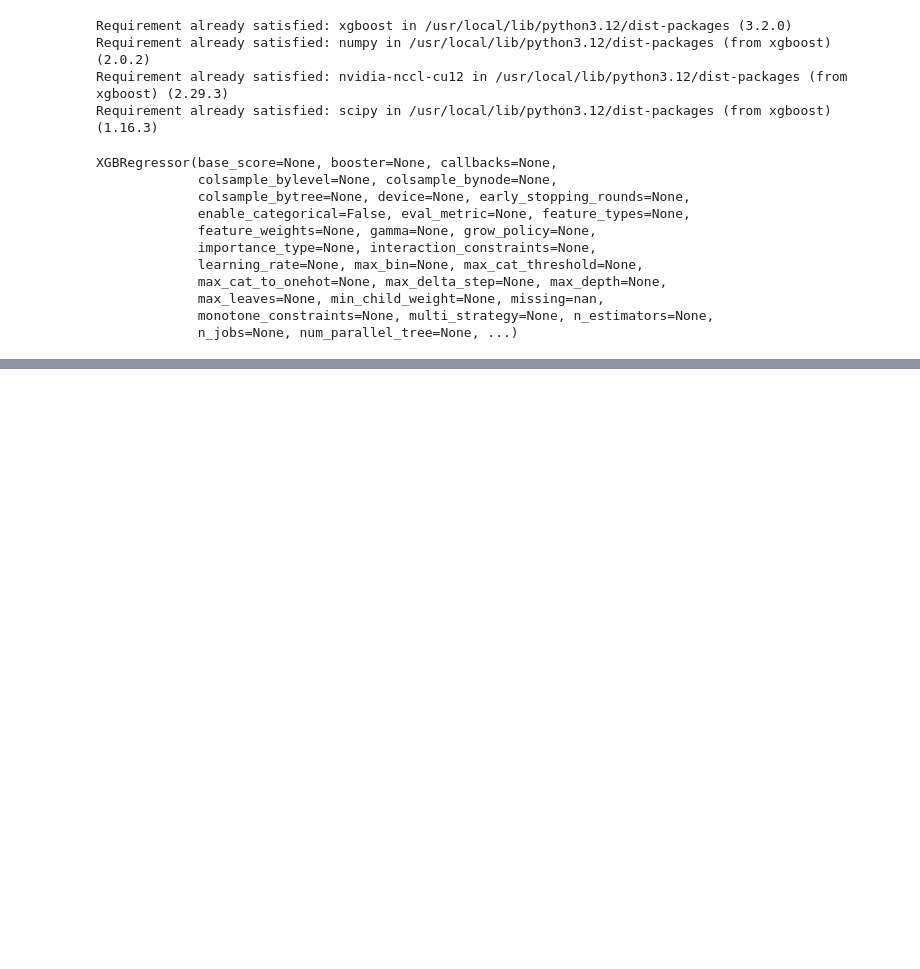
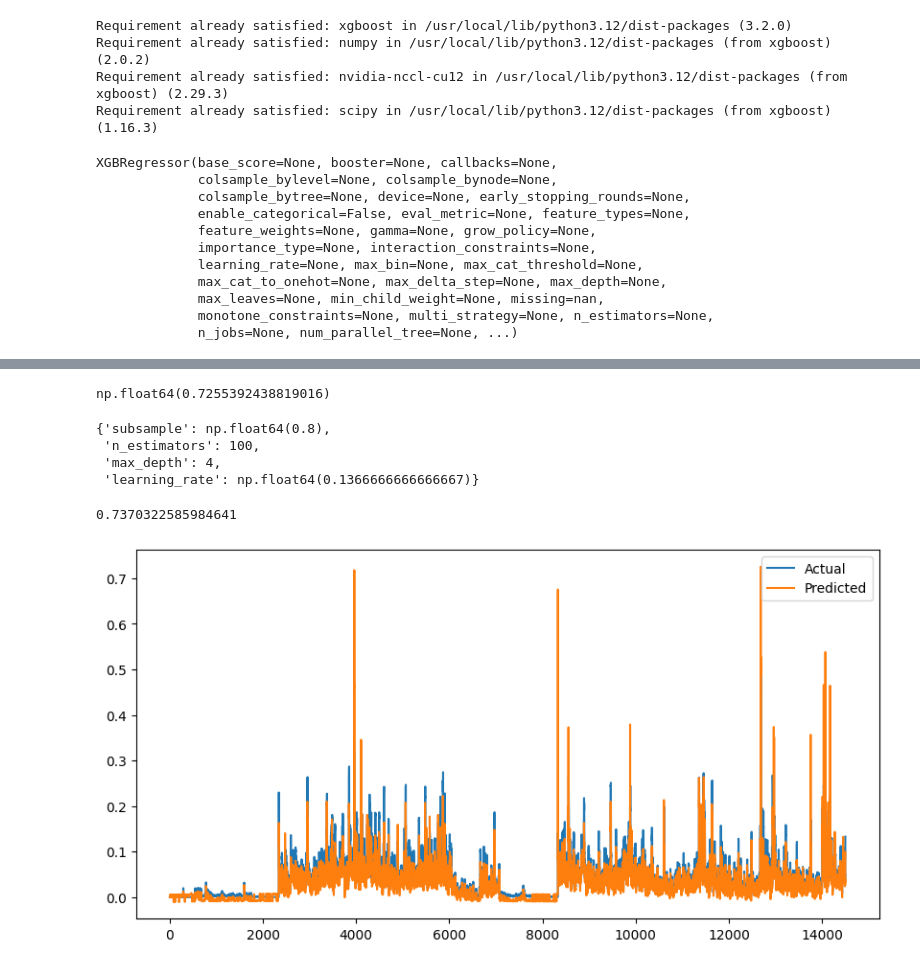
Before and after one commit to ShashikanthKungulwar/cryptocurrency-volatility, a Jupyter notebook: model_.ipynb, the cells around one changed output, grey strips where cells are left out. Saved outputs shown, nothing was run; the diff lists cells and outputs as text; code cells hidden in the pictures; blank space fills up the shorter version.

```diff
--- a/model_.ipynb
+++ b/model_.ipynb
@@ -246,0 +269,20 @@ print(r2_score(y_test,y_pred))
+# %%
+from sklearn.model_selection import TimeSeriesSplit
+tss = TimeSeriesSplit(n_splits = 5)
+# %%
+from sklearn.model_selection import RandomizedSearchCV
+rm = RandomizedSearchCV(
+    estimator = XGBRegressor(scoring="neg_mean_absolute_error"),
+    param_distributions = {
+        "max_depth" : [3,4,5,6,7,8],
+        "n_estimators" : [100,200,300,400,500,600,700,800],
+        'learning_rate': np.linspace(0.01, 0.2, 10),
+        'subsample': np.linspace(0.6, 1.0, 5)
+    },
+    cv=tss,
+    verbose = 3,
+    random_state = 42,
+    n_jobs=1
+)
+# %%
+rm.fit(x_train,y_train)
@@ -246,0 +327,13 @@ print(r2_score(y_test,y_pred))
+# %%
+rm.best_score_
+# %% [output]
+np.float64(0.7255392438819016)
+# %%
+rm.best_params_
+# %% [output]
+{'subsample': np.float64(0.8),
+ 'n_estimators': 100,
+ 'max_depth': 4,
+ 'learning_rate': np.float64(0.1366666666666667)}
+# %%
+m = rm.best_estimator_
@@ -246,0 +342,12 @@ print(r2_score(y_test,y_pred))
+# %%
+r2_score(y_test,y_pred)
+# %% [output]
+0.7370322585984641
+# %%
+plt.figure(figsize=(10,5))
+plt.plot(y_test.values, label="Actual")
+plt.plot(m.predict(x_test), label="Predicted")
+plt.legend()
+plt.show()
+# %% [output]
+[figure, added]
```
Also changed, not shown: parts of 8 cells of this notebook.
